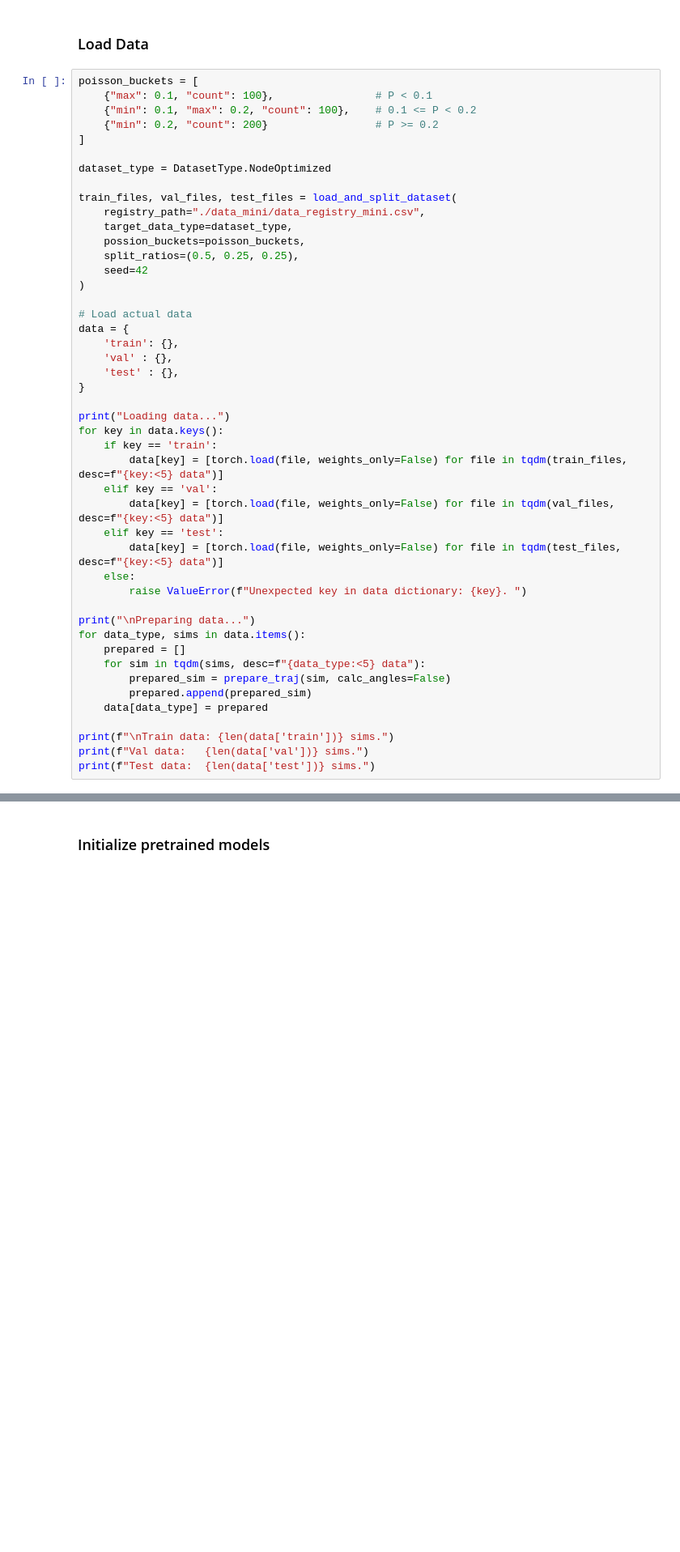
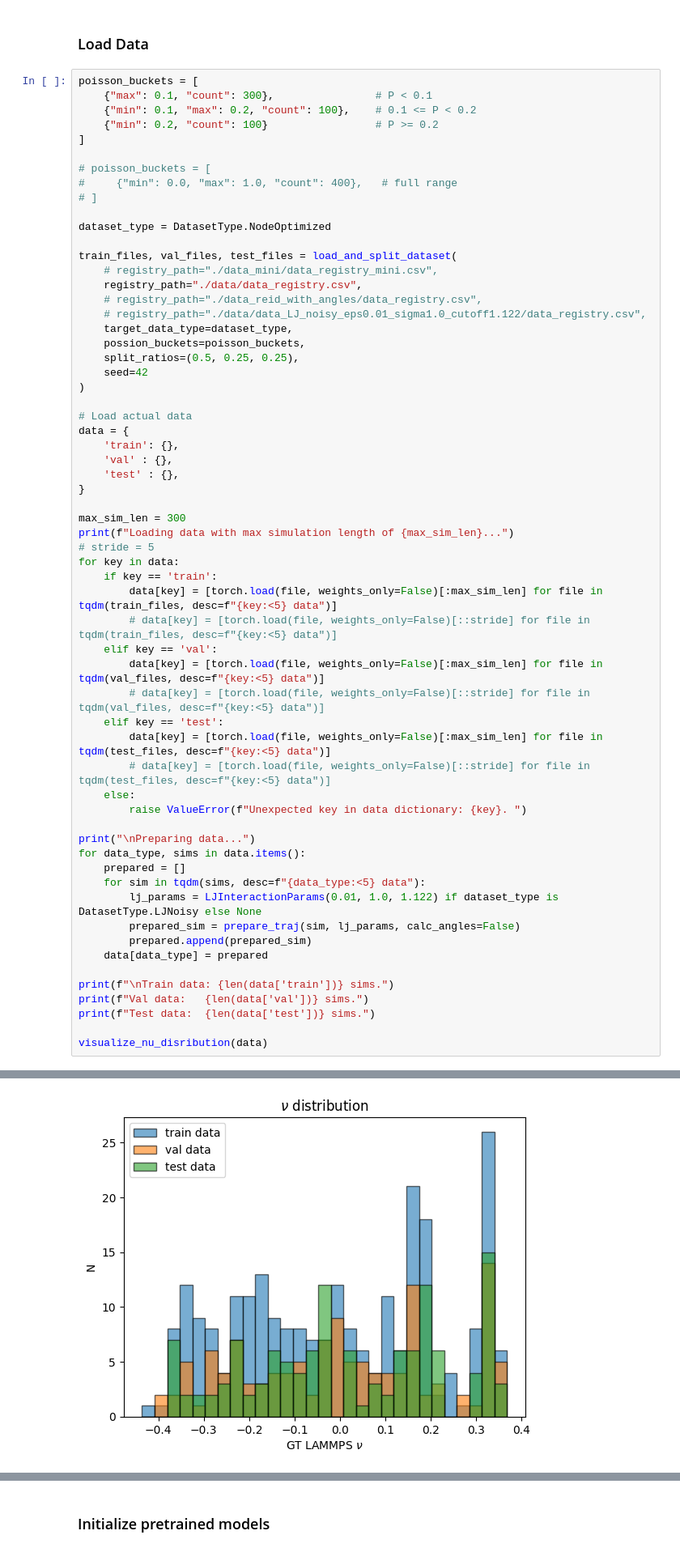
Before and after one commit to MendelsResearchGroup/GNNInverseDesign, a Jupyter notebook: gnn_simulator_demo.ipynb, the cells around one changed output, grey strips where cells are left out. Shown at 81% size. Cells and saved outputs as stored; diff of their text form; blank space fills up the shorter version.

```diff
--- a/gnn_simulator_demo.ipynb
+++ b/gnn_simulator_demo.ipynb
@@ -25,15 +29,22 @@ from utils import (
 ### Load Data
 # %%
 poisson_buckets = [
-    {"max": 0.1, "count": 100},                # P < 0.1
+    {"max": 0.1, "count": 300},                # P < 0.1
     {"min": 0.1, "max": 0.2, "count": 100},    # 0.1 <= P < 0.2
-    {"min": 0.2, "count": 200}                 # P >= 0.2
+    {"min": 0.2, "count": 100}                 # P >= 0.2
 ]
+
+# poisson_buckets = [
+#     {"min": 0.0, "max": 1.0, "count": 400},   # full range
+# ]
 
 dataset_type = DatasetType.NodeOptimized
 
 train_files, val_files, test_files = load_and_split_dataset(
-    registry_path="./data_mini/data_registry_mini.csv",
+    # registry_path="./data_mini/data_registry_mini.csv",
+    registry_path="./data/data_registry.csv",
+    # registry_path="./data_reid_with_angles/data_registry.csv",
+    # registry_path="./data/data_LJ_noisy_eps0.01_sigma1.0_cutoff1.122/data_registry.csv",
     target_data_type=dataset_type,
     possion_buckets=poisson_buckets,
     split_ratios=(0.5, 0.25, 0.25),
@@ -47,14 +58,19 @@ data = {
     'test' : {},
 }
 
-print("Loading data...")
-for key in data.keys():
+max_sim_len = 300
+print(f"Loading data with max simulation length of {max_sim_len}...")
+# stride = 5
+for key in data:
     if key == 'train':
-        data[key] = [torch.load(file, weights_only=False) for file in tqdm(train_files, desc=f"{key:<5} data")]
+        data[key] = [torch.load(file, weights_only=False)[:max_sim_len] for file in tqdm(train_files, desc=f"{key:<5} data")]
+        # data[key] = [torch.load(file, weights_only=False)[::stride] for file in tqdm(train_files, desc=f"{key:<5} data")]
     elif key == 'val':
-        data[key] = [torch.load(file, weights_only=False) for file in tqdm(val_files, desc=f"{key:<5} data")]
+        data[key] = [torch.load(file, weights_only=False)[:max_sim_len] for file in tqdm(val_files, desc=f"{key:<5} data")]
+        # data[key] = [torch.load(file, weights_only=False)[::stride] for file in tqdm(val_files, desc=f"{key:<5} data")]
     elif key == 'test':
-        data[key] = [torch.load(file, weights_only=False) for file in tqdm(test_files, desc=f"{key:<5} data")]
+        data[key] = [torch.load(file, weights_only=False)[:max_sim_len] for file in tqdm(test_files, desc=f"{key:<5} data")]
+        # data[key] = [torch.load(file, weights_only=False)[::stride] for file in tqdm(test_files, desc=f"{key:<5} data")]
     else:
         raise ValueError(f"Unexpected key in data dictionary: {key}. ")
 
@@ -62,10 +78,14 @@ print("\nPreparing data...")
 for data_type, sims in data.items():
     prepared = []
     for sim in tqdm(sims, desc=f"{data_type:<5} data"):
-        prepared_sim = prepare_traj(sim, calc_angles=False)
+        lj_params = LJInteractionParams(0.01, 1.0, 1.122) if dataset_type is DatasetType.LJNoisy else None
+        prepared_sim = prepare_traj(sim, lj_params, calc_angles=False)
         prepared.append(prepared_sim)
     data[data_type] = prepared
 
 print(f"\nTrain data: {len(data['train'])} sims.")
 print(f"Val data:   {len(data['val'])} sims.")
 print(f"Test data:  {len(data['test'])} sims.")
+
+visualize_nu_disribution(data)
+# %% [output]
@@ -71,0 +97 @@ print(f"Test data:  {len(data['test'])} sims.")
+[figure, added]
```
Also changed, not shown: parts of 11 cells of this notebook, 42 other files.
